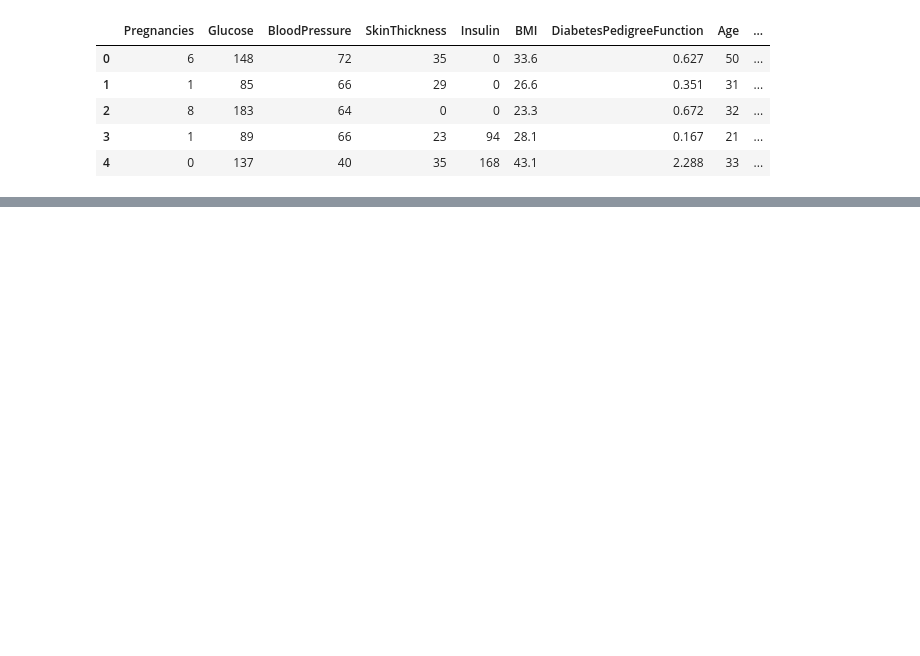
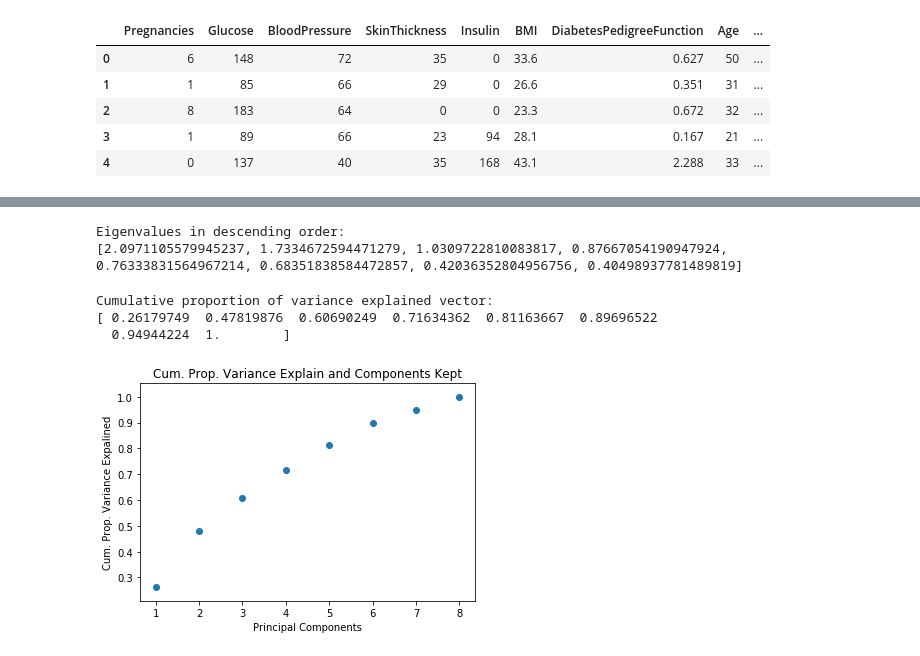
Before and after one commit to nmasamba/machine_learning_algorithms, a Jupyter notebook: principal_component_analysis/pca.ipynb, the cells around one changed output, grey strips where cells are left out. Drawn from its saved outputs; the diff is of its cells as text; code cells hidden in the pictures; blank space fills up the shorter version.

```diff
--- a/principal_component_analysis/pca.ipynb
+++ b/principal_component_analysis/pca.ipynb
@@ -24,0 +103,48 @@ diabetes_data.head()
+# %%
+# Step 3 (continued): Sort eigenvalues in descending order
+
+# Make a set of (eigenvalue, eigenvector) pairs
+eig_pairs = [(eigenvalues[index], eigenvectors[:,index]) for index in range(len(eigenvalues))]
+
+# Sort the (eigenvalue, eigenvector) pairs from highest to lowest with respect to eigenvalue
+eig_pairs.sort()
+eig_pairs.reverse()
+
+# Extract the descending ordered eigenvalues and eigenvectors
+eigvalues_sort = [eig_pairs[index][0] for index in range(len(eigenvalues))]
+eigvectors_sort = [eig_pairs[index][1] for index in range(len(eigenvalues))]
+
+# Let's confirm our sorting worked, print out eigenvalues
+print('Eigenvalues in descending order: \n%s' %eigvalues_sort)
+# %% [output]
+Eigenvalues in descending order:
+[2.0971105579945237, 1.7334672594471279, 1.0309722810083817, 0.87667054190947924, 0.76333831564967214, 0.68351838584472857, 0.42036352804956756, 0.40498937781489819]
+# %%
+# Find cumulative variance of each principle component
+var_comp_sum = np.cumsum(eigvalues_sort)/sum(eigvalues_sort)
+
+# Show cumulative proportion of varaince with respect to components
+print("Cumulative proportion of variance explained vector: \n%s" %var_comp_sum)
+
+# x-axis for number of principal components kept
+num_comp = range(1,len(eigvalues_sort)+1)
+
+# Chart title
+plt.title('Cum. Prop. Variance Explain and Components Kept')
+
+# x-label
+plt.xlabel('Principal Components')
+
+# y-label
+plt.ylabel('Cum. Prop. Variance Expalined')
+
+# Scatter plot of cumulative variance explained and principal components kept
+plt.scatter(num_comp, var_comp_sum)
+
+# Show scattor plot
+plt.show()
+# %% [output]
+Cumulative proportion of variance explained vector:
+[ 0.26179749  0.47819876  0.60690249  0.71634362  0.81163667  0.89696522
+  0.94944224  1.        ]
+[figure, added]
```
Also changed, not shown: parts of 9 cells of this notebook.
